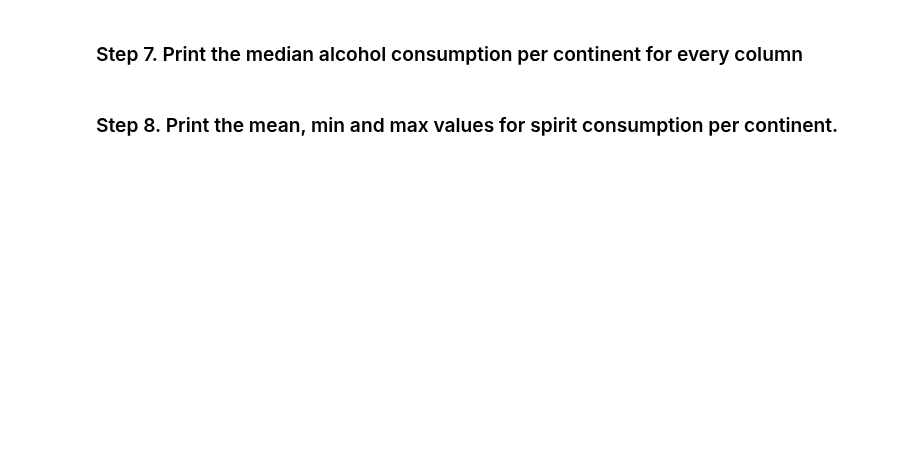
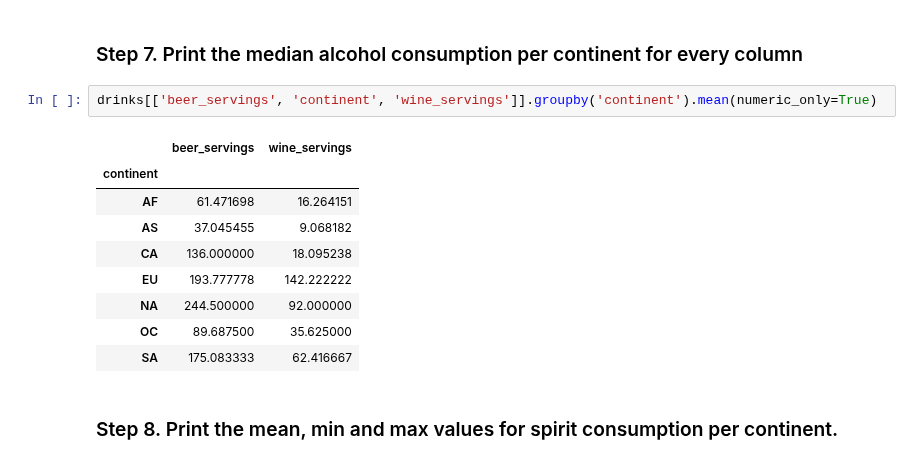
Before and after one commit to Mlcruz9/DS_TheBridgeBBK_SBIL2023, a Jupyter notebook: 2-Data_Analysis/2-Pandas/Práctica/6-Alcohol_Consumption/Alcohol_Consumption.ipynb, the cells around one changed output. Cells and saved outputs as stored; diff of their text form; blank space fills up the shorter version.

```diff
--- a/2-Data_Analysis/2-Pandas/Práctica/6-Alcohol_Consumption/Alcohol_Consumption.ipynb
+++ b/2-Data_Analysis/2-Pandas/Práctica/6-Alcohol_Consumption/Alcohol_Consumption.ipynb
@@ -128,4 +167,16 @@ drinks.iloc[::, 1::].groupby('continent').mean()[['beer_servings']].sort_values(
 # %% [markdown]
 ### Step 7. Print the median alcohol consumption per continent for every column
+# %%
+drinks[['beer_servings', 'continent', 'wine_servings']].groupby('continent').mean(numeric_only=True)
+# %% [output]
+|  | beer_servings | wine_servings |
+| continent |  |  |
+| AF | 61.471698 | 16.264151 |
+| AS | 37.045455 | 9.068182 |
+| CA | 136.000000 | 18.095238 |
+| EU | 193.777778 | 142.222222 |
+| NA | 244.500000 | 92.000000 |
+| OC | 89.687500 | 35.625000 |
+| SA | 175.083333 | 62.416667 |
 # %% [markdown]
 ### Step 8. Print the mean, min and max values for spirit consumption per continent.
```
Also changed, not shown: parts of 6 cells of this notebook, 2 other files.
